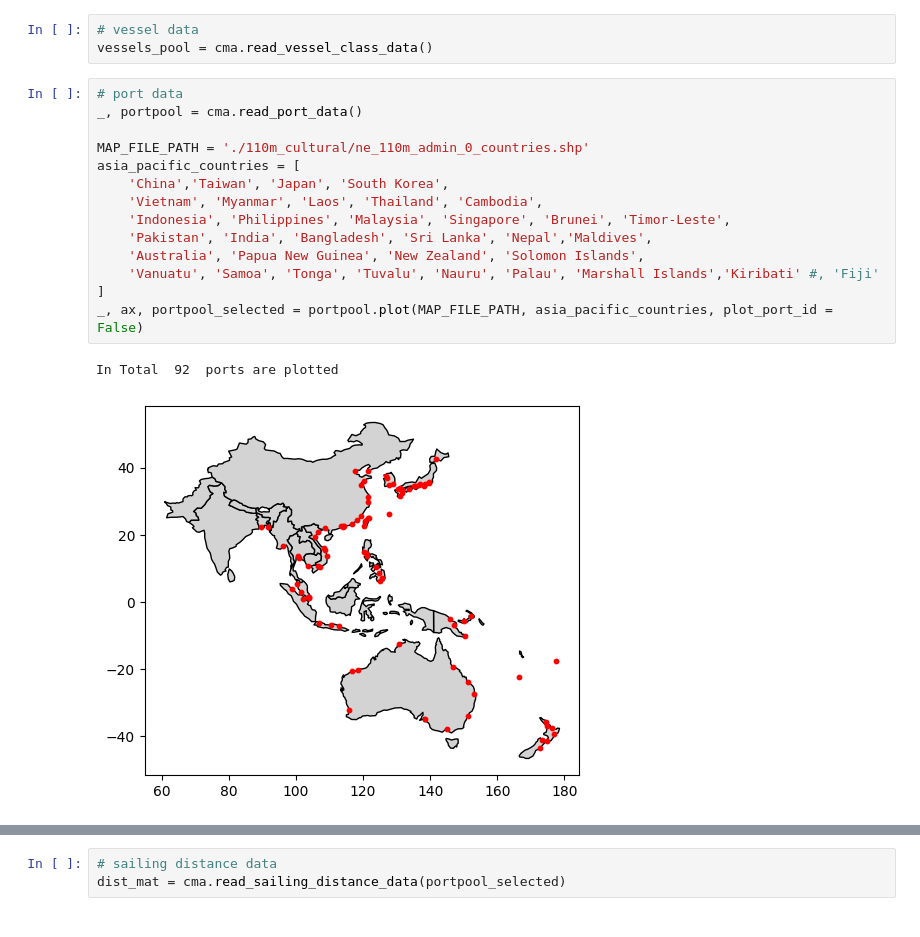
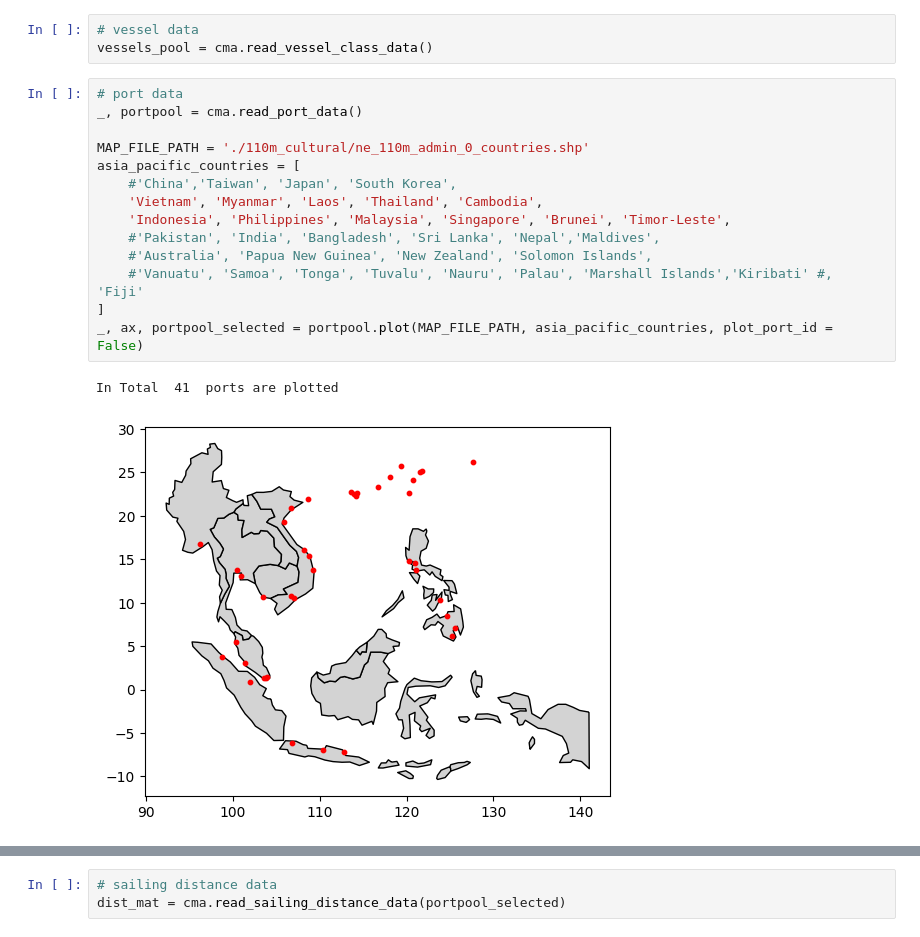
Before and after one commit to anjaliancy/nus-cma-proj-priv, a Jupyter notebook: src/test_mcts.ipynb, the cells around one changed output, grey strips where cells are left out. Drawn from its saved outputs; the diff is of its cells as text.

```diff
--- a/src/test_mcts.ipynb
+++ b/src/test_mcts.ipynb
@@ -10,20 +10,20 @@ vessels_pool = cma.read_vessel_class_data()
 # %%
 # port data
 _, portpool = cma.read_port_data()
 
 MAP_FILE_PATH = './110m_cultural/ne_110m_admin_0_countries.shp'
 asia_pacific_countries = [
-	'China','Taiwan', 'Japan', 'South Korea',
+	#'China','Taiwan', 'Japan', 'South Korea',
 	'Vietnam', 'Myanmar', 'Laos', 'Thailand', 'Cambodia',
 	'Indonesia', 'Philippines', 'Malaysia', 'Singapore', 'Brunei', 'Timor-Leste',
-	'Pakistan', 'India', 'Bangladesh', 'Sri Lanka', 'Nepal','Maldives',
-	'Australia', 'Papua New Guinea', 'New Zealand', 'Solomon Islands',
-	'Vanuatu', 'Samoa', 'Tonga', 'Tuvalu', 'Nauru', 'Palau', 'Marshall Islands','Kiribati' #, 'Fiji'
+	#'Pakistan', 'India', 'Bangladesh', 'Sri Lanka', 'Nepal','Maldives',
+	#'Australia', 'Papua New Guinea', 'New Zealand', 'Solomon Islands',
+	#'Vanuatu', 'Samoa', 'Tonga', 'Tuvalu', 'Nauru', 'Palau', 'Marshall Islands','Kiribati' #, 'Fiji'
 ]
 _, ax, portpool_selected = portpool.plot(MAP_FILE_PATH, asia_pacific_countries, plot_port_id = False)
 # %% [output]
-In Total  92  ports are plotted
+In Total  41  ports are plotted
-[figure, old version]
+[figure, new version]
 # %%
 # lines data
 current_lines, _ = cma.read_current_line_data(portpool_selected)
```
Also changed, not shown: parts of 3 cells of this notebook, 2 other files.
